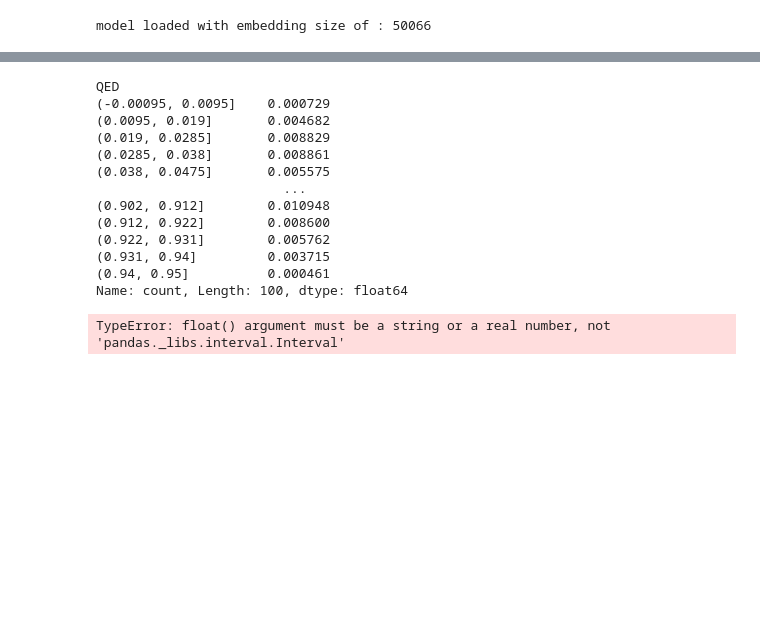
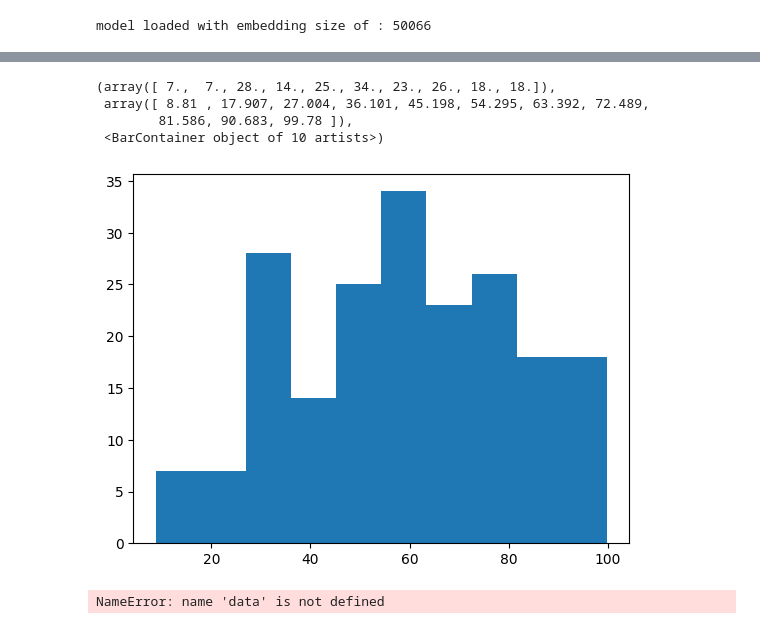
Before and after one commit to YerevaNN/ChemLacticaTestSuite, a Jupyter notebook: src/notebooks/sample_distribution.ipynb, the cells around one changed output, grey strips where cells are left out. Drawn from its saved outputs; the diff is of its cells as text; code cells hidden in the pictures; blank space fills up the shorter version.

Commit message:
updating notebooks, adding tpsa distribution

```diff
--- a/src/notebooks/sample_distribution.ipynb
+++ b/src/notebooks/sample_distribution.ipynb
@@ -52,3 +54,6 @@ print(f'model loaded with embedding size of : {model.model.decoder.embed_tokens.
 assert(model.model.decoder.embed_tokens.num_embeddings == len(tokenizer))
 # %% [output]
 model loaded with embedding size of : 50066
+# %%
+data = pd.read_csv('/auto/home/menuab/code/computed_prop_for_Menua.csv', skiprows=[0], header=0)
+data.head()
@@ -54,0 +89,10 @@ model loaded with embedding size of : 50066
+# %%
+TPSA_dist = data.TPSA[(data.TPSA<100)].sample(n=200, random_state=42)
+# %%
+plt.hist(TPSA_dist)
+# %% [output]
+(array([ 7.,  7., 28., 14., 25., 34., 23., 26., 18., 18.]),
+ array([ 8.81 , 17.907, 27.004, 36.101, 45.198, 54.295, 63.392, 72.489,
+        81.586, 90.683, 99.78 ]),
+ <BarContainer object of 10 artists>)
+[figure, added]
@@ -56,33 +105,3 @@ model loaded with embedding size of : 50066
 pubchem_stats_file = open("../stats_data/pubchem_stats.pkl", 'rb')
 pubchem_stats = pickle.load(pubchem_stats_file)
 pubchem_stats_file.close()
-# %%
-pubchem_stats["QED"]
-# %% [output]
-QED
-(-0.00095, 0.0095]    0.000729
-(0.0095, 0.019]       0.004682
-(0.019, 0.0285]       0.008829
-(0.0285, 0.038]       0.008861
-(0.038, 0.0475]       0.005575
-                        ...
-(0.902, 0.912]        0.010948
-(0.912, 0.922]        0.008600
-(0.922, 0.931]        0.005762
-(0.931, 0.94]         0.003715
-(0.94, 0.95]          0.000461
-Name: count, Length: 100, dtype: float64
-# %%
-frequency_series = pubchem_stats["QED"]
-# Calculate cumulative probabilities:
-cumulative_probs = frequency_series.cumsum() / frequency_series.sum()
-
-# Generate 100 random numbers between 0 and 1:
-random_numbers = np.random.rand(100)
-
-# Sample values based on cumulative probabilities:
-sampled_values = np.interp(random_numbers, cumulative_probs.index, cumulative_probs.values)
-
-print(sampled_values)  # Print the 100 sampled values
-# %% [output]
-TypeError: float() argument must be a string or a real number, not 'pandas._libs.interval.Interval'
@@ -89 +117,8 @@ TypeError: float() argument must be a string or a real number, not 'pandas._libs
+# %%
+interval_index = pd.interval_range(start=0, end=100, periods=100, closed='left')
+d=data.TPSA[(data.TPSA>0)&(data.TPSA<100)]
+frequency_data = pd.cut(d, bins=interval_index)
+freq=frequency_data.value_counts().sort_index()
+# %% [output]
+NameError: name 'data' is not defined
 # %%
```
Also changed, not shown: parts of 23 cells of this notebook, 1 other file.
